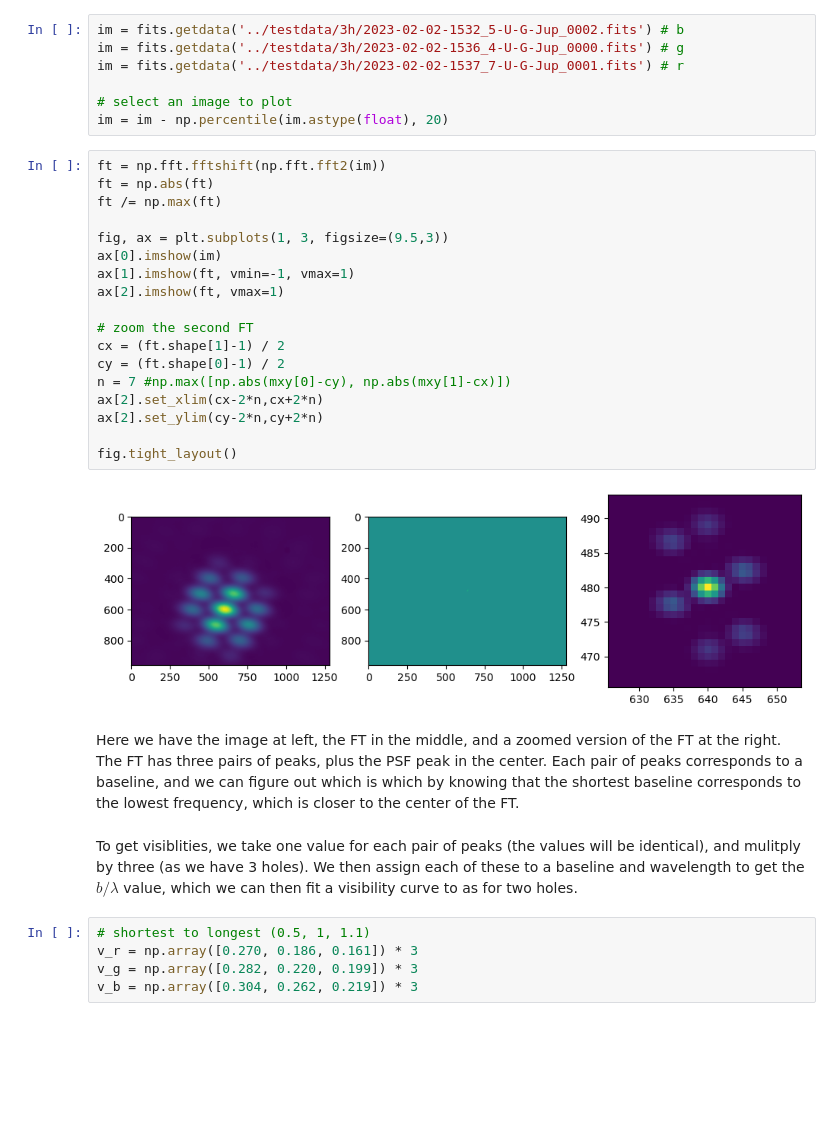
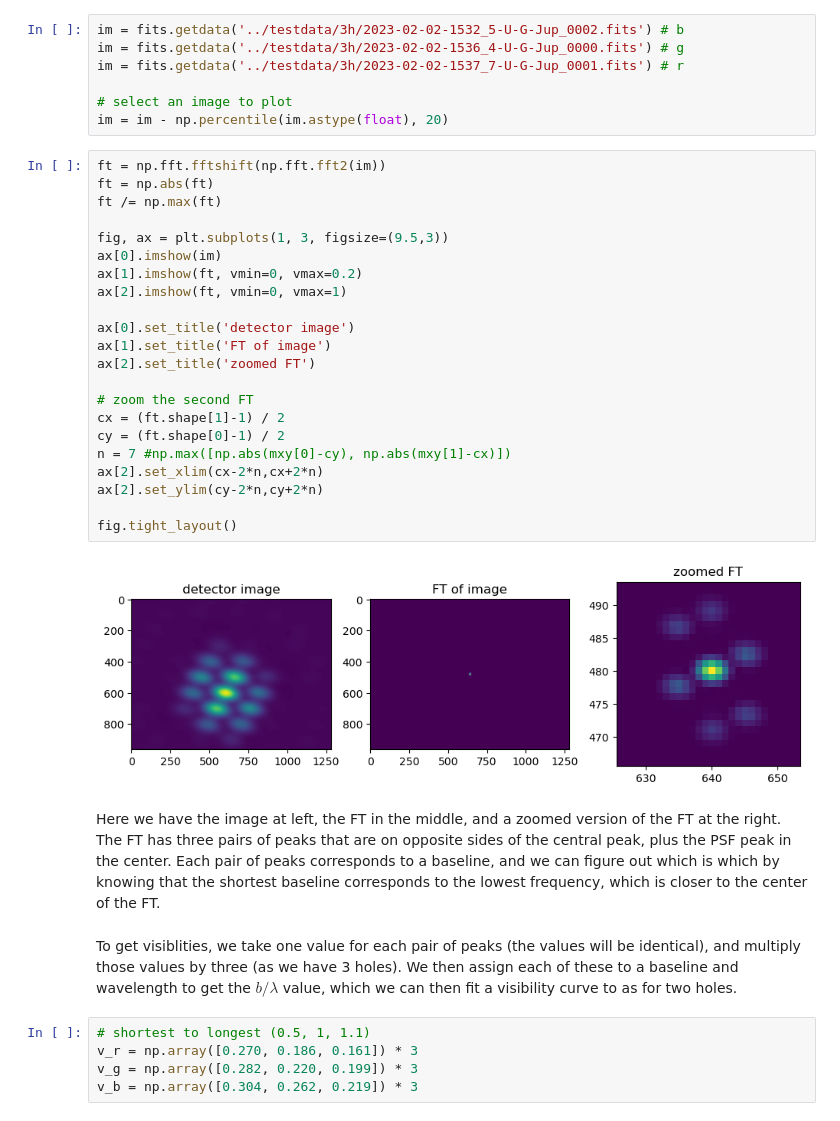
Before and after one commit to drgmk/px-interferometry, a Jupyter notebook: notebooks/3_hole.ipynb, the cells around one changed output. Cells and saved outputs as stored; diff of their text form; blank space fills up the shorter version.

```diff
--- a/notebooks/3_hole.ipynb
+++ b/notebooks/3_hole.ipynb
@@ -81,27 +81,31 @@ im = im - np.percentile(im.astype(float), 20)
 # %%
 ft = np.fft.fftshift(np.fft.fft2(im))
 ft = np.abs(ft)
 ft /= np.max(ft)
 
 fig, ax = plt.subplots(1, 3, figsize=(9.5,3))
 ax[0].imshow(im)
-ax[1].imshow(ft, vmin=-1, vmax=1)
-ax[2].imshow(ft, vmax=1)
+ax[1].imshow(ft, vmin=0, vmax=0.2)
+ax[2].imshow(ft, vmin=0, vmax=1)
+
+ax[0].set_title('detector image')
+ax[1].set_title('FT of image')
+ax[2].set_title('zoomed FT')
 
 # zoom the second FT
 cx = (ft.shape[1]-1) / 2
 cy = (ft.shape[0]-1) / 2
 n = 7 #np.max([np.abs(mxy[0]-cy), np.abs(mxy[1]-cx)])
 ax[2].set_xlim(cx-2*n,cx+2*n)
 ax[2].set_ylim(cy-2*n,cy+2*n)
 
 fig.tight_layout()
 # %% [output]
-[figure, old version]
+[figure, new version]
 # %% [markdown]
-Here we have the image at left, the FT in the middle, and a zoomed version of the FT at the right. The FT has three pairs of peaks, plus the PSF peak in the center. Each pair of peaks corresponds to a baseline, and we can figure out which is which by knowing that the shortest baseline corresponds to the lowest frequency, which is closer to the center of the FT.
+Here we have the image at left, the FT in the middle, and a zoomed version of the FT at the right. The FT has three pairs of peaks that are on opposite sides of the central peak, plus the PSF peak in the center. Each pair of peaks corresponds to a baseline, and we can figure out which is which by knowing that the shortest baseline corresponds to the lowest frequency, which is closer to the center of the FT.
 # %% [markdown]
-To get visiblities, we take one value for each pair of peaks (the values will be identical), and mulitply by three (as we have 3 holes). We then assign each of these to a baseline and wavelength to get the $b/\lambda$ value, which we can then fit a visibility curve to as for two holes.
+To get visiblities, we take one value for each pair of peaks (the values will be identical), and multiply those values by three (as we have 3 holes). We then assign each of these to a baseline and wavelength to get the $b/\lambda$ value, which we can then fit a visibility curve to as for two holes.
 # %%
 # shortest to longest (0.5, 1, 1.1)
 v_r = np.array([0.270, 0.186, 0.161]) * 3
```
Also changed, not shown: parts of 4 cells of this notebook, 2 other files.
